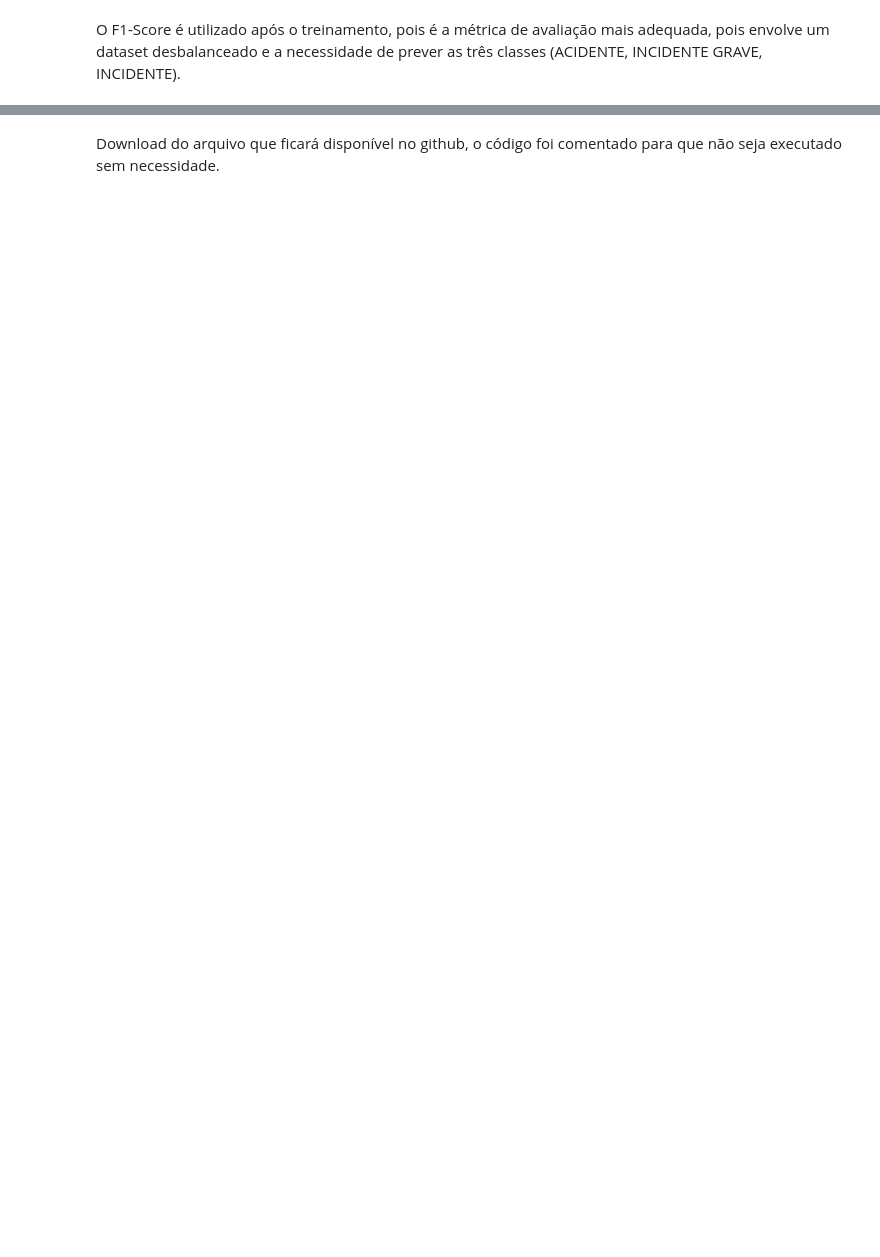
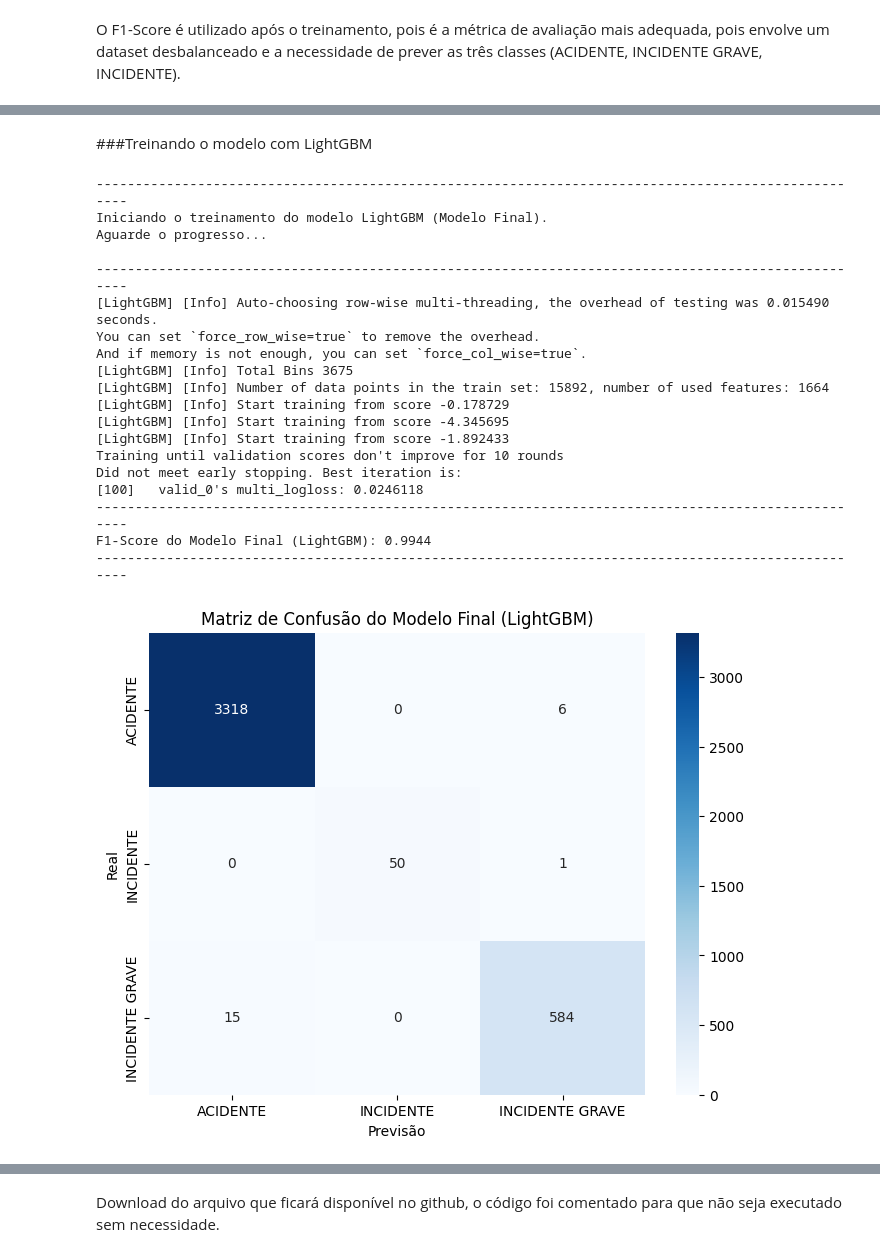
Before and after one commit to hannemanbr/PUC-Rio-MVP-Machine_Learning_Analytics, a Jupyter notebook: THOMAS_MVP_SPRINT_3_Machine_Learning_&_Analytics.ipynb, the cells around one changed output, grey strips where cells are left out. Saved outputs shown, nothing was run; the diff lists cells and outputs as text; code cells hidden in the pictures; blank space fills up the shorter version.

```diff
--- a/THOMAS_MVP_SPRINT_3_Machine_Learning_&_Analytics.ipynb
+++ b/THOMAS_MVP_SPRINT_3_Machine_Learning_&_Analytics.ipynb
@@ -115,6 +125,9 @@ COLUNA_PERCENTUAL_DE_VALORES_NULOS = 'percentual de valores nulos'
 ENCODING_LATIN = 'latin1'
 SEPARADOS_CSV = ';'
 ON_BAD_LINES_SKIP = 'skip'
+
+CARACTERES_PROIBIDOS = r'[\[\]<>,:="\'\s]'
+SUBSTITUIR_POR = '_'
 # %% [markdown]
 ##Funções
 # %%
@@ -1062,0 +1193,66 @@ A matriz de confusão (sem o balanceamento) mostra a seguinte performance das cl
+# %% [markdown]
+###Treinando o modelo com LightGBM
+# %%
+# Treinando o modelo LightGBM com monitoramento
+model_final = lgbm.LGBMClassifier(
+    objective='multiclass',
+    num_class=len(le.classes_),
+    metric='multi_logloss', # Métrica de avaliação comum para LightGBM
+    random_state=42
+)
+
+separadorLinha()
+print("Iniciando o treinamento do modelo LightGBM (Modelo Final).\nAguarde o progresso...\n")
+separadorLinha()
+
+# Tratando caracteres especiais ao rodar o LightGBM
+X_train.columns = X_train.columns.str.replace(CARACTERES_PROIBIDOS, SUBSTITUIR_POR, regex=True)
+X_test.columns = X_test.columns.str.replace(CARACTERES_PROIBIDOS, SUBSTITUIR_POR, regex=True)
+
+# Adicionando eval_set e verbose ao método .fit()
+model_final.fit(
+    X_train,
+    y_train,
+    eval_set=[(X_test, y_test)], # Conjunto de dados para avaliação
+    eval_metric='multi_logloss', # Métrica de monitoramento
+    callbacks=[lgbm.early_stopping(stopping_rounds=10, verbose=50)] # Early Stopping para eficiência
+)
+
+# Previsão e Avaliação
+y_pred_final = model_final.predict(X_test)
+f1_final = f1_score(y_test, y_pred_final, average='weighted')
+
+separadorLinha()
+print(f"F1-Score do Modelo Final (LightGBM): {f1_final:.4f}") # Use .4f para mais precisão
+separadorLinha()
+
+# Visualizando a Matriz de Confusao
+cm_final = confusion_matrix(y_test, y_pred_final)
+
+plt.figure(figsize=(8, 6))
+sns.heatmap(cm_final, annot=True, fmt='d', cmap='Blues', xticklabels=le.classes_, yticklabels=le.classes_)
+plt.title('Matriz de Confusão do Modelo Final (LightGBM)')
+plt.xlabel('Previsão')
+plt.ylabel('Real')
+plt.show()
+# %% [output]
+----------------------------------------------------------------------------------------------------
+Iniciando o treinamento do modelo LightGBM (Modelo Final).
+Aguarde o progresso...
+
+----------------------------------------------------------------------------------------------------
+[LightGBM] [Info] Auto-choosing row-wise multi-threading, the overhead of testing was 0.015490 seconds.
+You can set `force_row_wise=true` to remove the overhead.
+And if memory is not enough, you can set `force_col_wise=true`.
+[LightGBM] [Info] Total Bins 3675
+[LightGBM] [Info] Number of data points in the train set: 15892, number of used features: 1664
+[LightGBM] [Info] Start training from score -0.178729
+[LightGBM] [Info] Start training from score -4.345695
+[LightGBM] [Info] Start training from score -1.892433
+Training until validation scores don't improve for 10 rounds
+Did not meet early stopping. Best iteration is:
+[100]   valid_0's multi_logloss: 0.0246118
+----------------------------------------------------------------------------------------------------
+F1-Score do Modelo Final (LightGBM): 0.9944
+----------------------------------------------------------------------------------------------------
+[figure, added]
```
Also changed, not shown: parts of 42 cells of this notebook.
